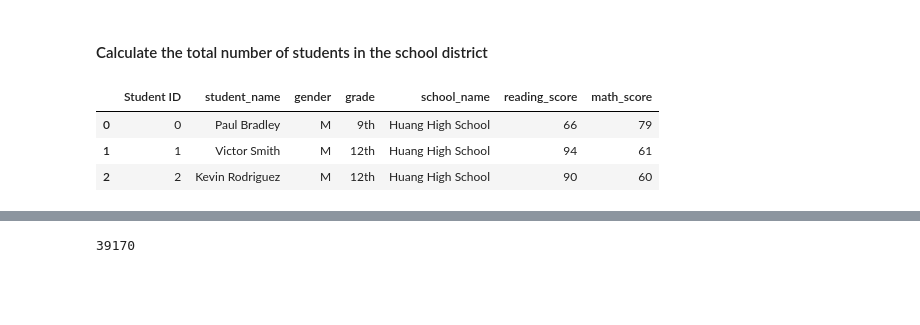
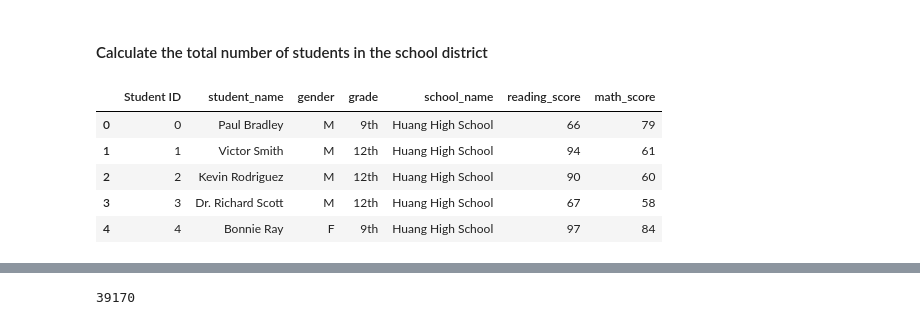
Before and after one commit to Slyssy/pandas-challenge, a Jupyter notebook: PyCitySchools/PyCitySchools_DA.ipynb, the cells around one changed output, grey strips where cells are left out. Cells and saved outputs as stored; diff of their text form; code cells hidden in the pictures; blank space fills up the shorter version.

Commit message:
Solved all modules in PyCitySchools Pandas Homework Assignment.

```diff
--- a/PyCitySchools/PyCitySchools_DA.ipynb
+++ b/PyCitySchools/PyCitySchools_DA.ipynb
@@ -56,9 +54,11 @@ number_of_schools
 #### Calculate the total number of students in the school district
 # %%
 df2 = student_data
-df2.head (3)
+df2.head ()
 # %% [output]
 |  | Student ID | student_name | gender | grade | school_name | reading_score | math_score |
 | 0 | 0 | Paul Bradley | M | 9th | Huang High School | 66 | 79 |
 | 1 | 1 | Victor Smith | M | 12th | Huang High School | 94 | 61 |
 | 2 | 2 | Kevin Rodriguez | M | 12th | Huang High School | 90 | 60 |
+| 3 | 3 | Dr. Richard Scott | M | 12th | Huang High School | 67 | 58 |
+| 4 | 4 | Bonnie Ray | F | 9th | Huang High School | 97 | 84 |
```
Also changed, not shown: parts of 51 cells of this notebook.
